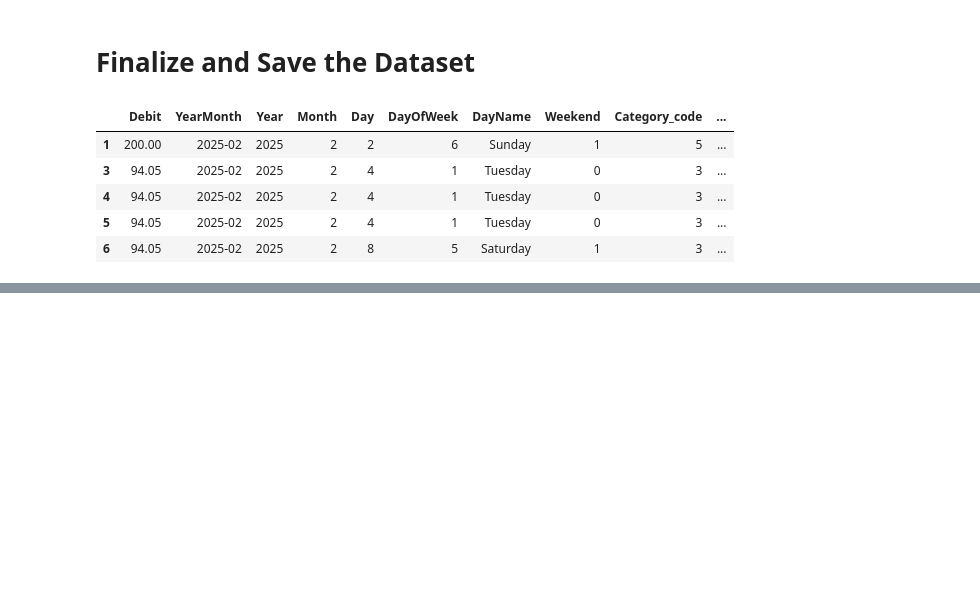
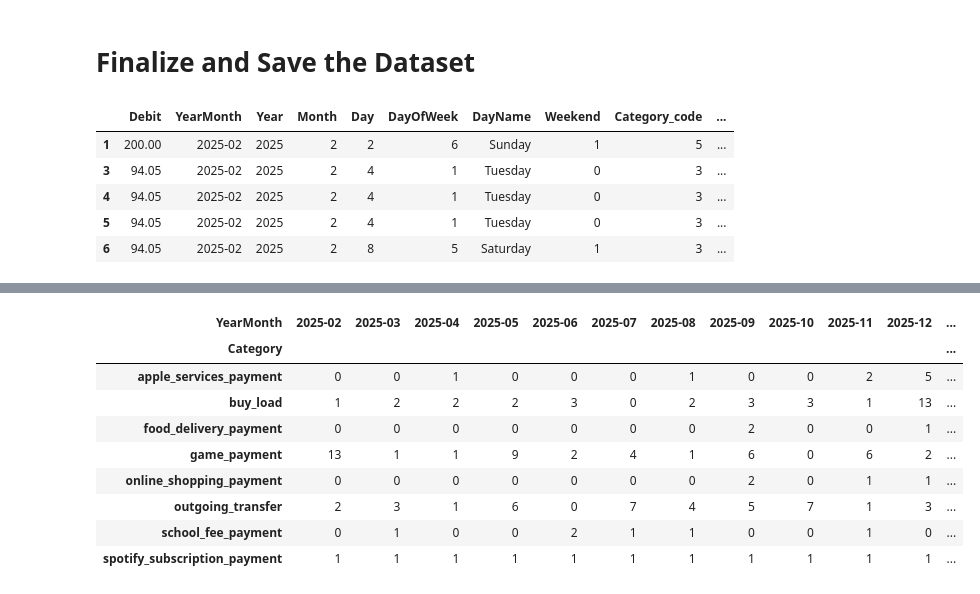
Before and after one commit to Shii02/CCDATSCL_PROJECT_COM221, a Jupyter notebook: main.ipynb, the cells around one changed output, grey strips where cells are left out. Saved outputs shown, nothing was run; the diff lists cells and outputs as text; code cells hidden in the pictures; blank space fills up the shorter version.

```diff
--- a/main.ipynb
+++ b/main.ipynb
@@ -1239,0 +1266,18 @@ df_expenses_encoded.to_csv("personal_gcash_transaction_final.csv", index=False)
+# %%
+table_with_totals = pd.crosstab(
+    df_expenses['Category'],
+    df_expenses['YearMonth'],
+)
+
+table_with_totals
+# %% [output]
+| YearMonth | 2025-02 | 2025-03 | 2025-04 | 2025-05 | 2025-06 | 2025-07 | 2025-08 | 2025-09 | 2025-10 | 2025-11 | 2025-12 | ... |
+| Category |  |  |  |  |  |  |  |  |  |  |  | ... |
+| apple_services_payment | 0 | 0 | 1 | 0 | 0 | 0 | 1 | 0 | 0 | 2 | 5 | ... |
+| buy_load | 1 | 2 | 2 | 2 | 3 | 0 | 2 | 3 | 3 | 1 | 13 | ... |
+| food_delivery_payment | 0 | 0 | 0 | 0 | 0 | 0 | 0 | 2 | 0 | 0 | 1 | ... |
+| game_payment | 13 | 1 | 1 | 9 | 2 | 4 | 1 | 6 | 0 | 6 | 2 | ... |
+| online_shopping_payment | 0 | 0 | 0 | 0 | 0 | 0 | 0 | 2 | 0 | 1 | 1 | ... |
+| outgoing_transfer | 2 | 3 | 1 | 6 | 0 | 7 | 4 | 5 | 7 | 1 | 3 | ... |
+| school_fee_payment | 0 | 1 | 0 | 0 | 2 | 1 | 1 | 0 | 0 | 1 | 0 | ... |
+| spotify_subscription_payment | 1 | 1 | 1 | 1 | 1 | 1 | 1 | 1 | 1 | 1 | 1 | ... |
```
Also changed, not shown: parts of 14 cells of this notebook, 1 other file.
